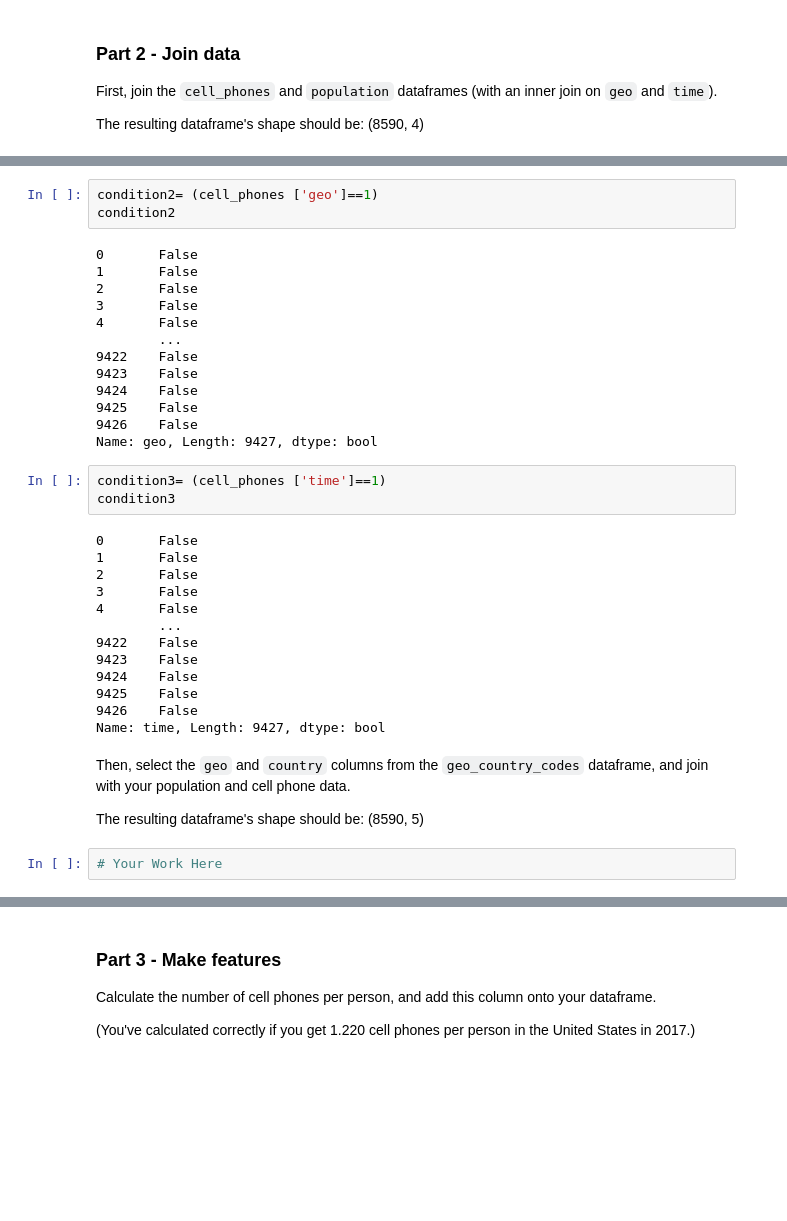
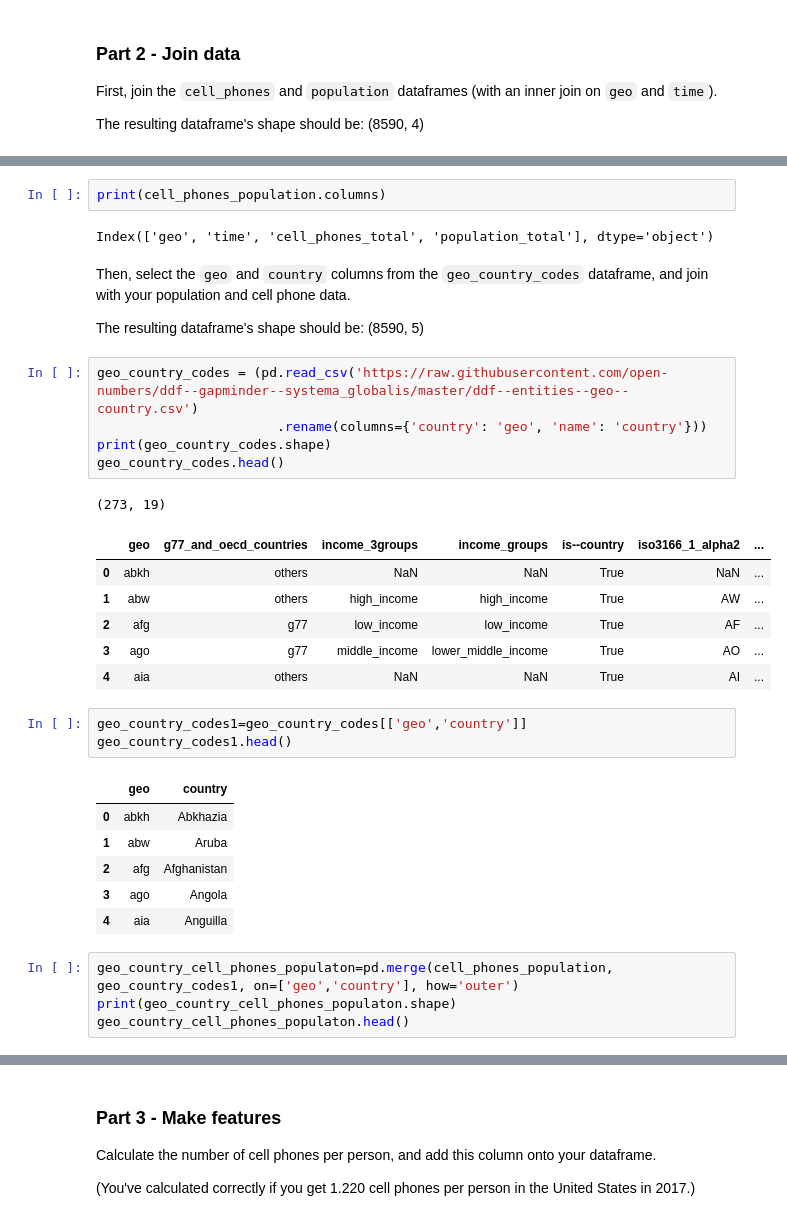
Before and after one commit to bofori-tech/DS-Unit-1-Sprint-1-Data-Wrangling-and-Storytelling, a Jupyter notebook: DS_Unit_1_Sprint_Challenge_1_Data_Wrangling_and_Storytelling.ipynb, the cells around one changed output, grey strips where cells are left out. Saved outputs shown, nothing was run; the diff lists cells and outputs as text; blank space fills up the shorter version.

```diff
--- a/DS_Unit_1_Sprint_Challenge_1_Data_Wrangling_and_Storytelling.ipynb
+++ b/DS_Unit_1_Sprint_Challenge_1_Data_Wrangling_and_Storytelling.ipynb
@@ -167,38 +136,35 @@ Name: geo, Length: 59297, dtype: bool
-# %%
-condition2= (cell_phones ['geo']==1)
-condition2
-# %% [output]
-0       False
-1       False
-2       False
-3       False
-4       False
-        ...
-9422    False
-9423    False
-9424    False
-9425    False
-9426    False
-Name: geo, Length: 9427, dtype: bool
-# %%
-condition3= (cell_phones ['time']==1)
-condition3
-# %% [output]
-0       False
-1       False
-2       False
-3       False
-4       False
-        ...
-9422    False
-9423    False
-9424    False
-9425    False
-9426    False
-Name: time, Length: 9427, dtype: bool
+# %%
+print(cell_phones_population.columns)
+# %% [output]
+Index(['geo', 'time', 'cell_phones_total', 'population_total'], dtype='object')
 # %% [markdown]
 Then, select the `geo` and `country` columns from the `geo_country_codes` dataframe, and join with your population and cell phone data.
 
 The resulting dataframe's shape should be: (8590, 5)
-# %%
-# Your Work Here
+# %%
+geo_country_codes = (pd.read_csv('https://raw.githubusercontent.com/open-numbers/ddf--gapminder--systema_globalis/master/ddf--entities--geo--country.csv')
+                       .rename(columns={'country': 'geo', 'name': 'country'}))
+print(geo_country_codes.shape)
+geo_country_codes.head()
+# %% [output]
+(273, 19)
+|  | geo | g77_and_oecd_countries | income_3groups | income_groups | is--country | iso3166_1_alpha2 | ... |
+| 0 | abkh | others | NaN | NaN | True | NaN | ... |
+| 1 | abw | others | high_income | high_income | True | AW | ... |
+| 2 | afg | g77 | low_income | low_income | True | AF | ... |
+| 3 | ago | g77 | middle_income | lower_middle_income | True | AO | ... |
+| 4 | aia | others | NaN | NaN | True | AI | ... |
+# %%
+geo_country_codes1=geo_country_codes[['geo','country']]
+geo_country_codes1.head()
+# %% [output]
+|  | geo | country |
+| 0 | abkh | Abkhazia |
+| 1 | abw | Aruba |
+| 2 | afg | Afghanistan |
+| 3 | ago | Angola |
+| 4 | aia | Anguilla |
+# %%
+geo_country_cell_phones_populaton=pd.merge(cell_phones_population, geo_country_codes1, on=['geo','country'], how='outer')
+print(geo_country_cell_phones_populaton.shape)
+geo_country_cell_phones_populaton.head()
```
Also changed, not shown: parts of 7 cells of this notebook.
